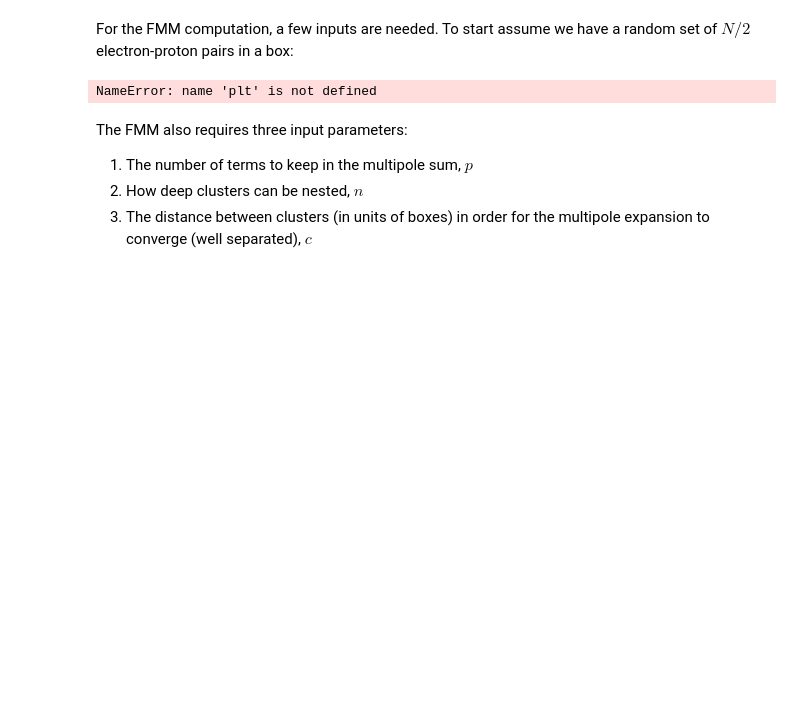
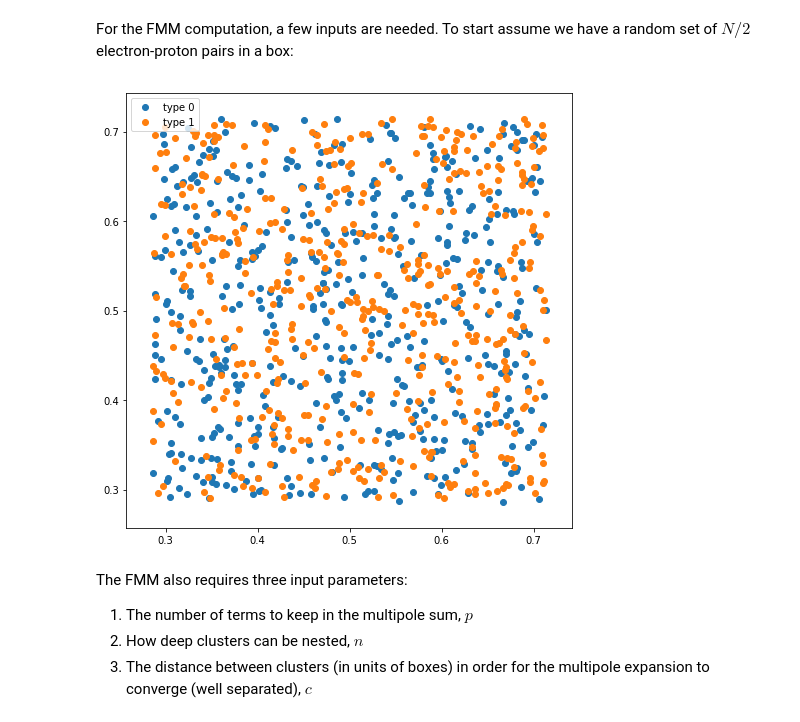
Before and after one commit to a-gilbert/IntroFMM, a Jupyter notebook: Interdisciplinary_FMM.ipynb, the cells around one changed output. Saved outputs shown, nothing was run; the diff lists cells and outputs as text; code cells hidden in the pictures; blank space fills up the shorter version.

```diff
--- a/Interdisciplinary_FMM.ipynb
+++ b/Interdisciplinary_FMM.ipynb
@@ -706,7 +592,10 @@ class Basic_2DFMM_Node(Node):
 For the FMM computation, a few inputs are needed. To start assume we have a random set of $N/2$ electron-proton
 pairs in a box:
 # %%
+#the actual sim box:
 bbox = np.array([[0.0, 0.0], [35, 35]])
+#where we want particles setup
+pbbox = np.array([[10.0, 10.0], [25, 25]])
 dt = 0.1
 
 Ntot = 1000
@@ -720,13 +609,13 @@ types[int(Ntot/2):] = 0
 #generate positions in the box
 rs = np.random.rand(Ntot, 2)
 for i in range(2):
-    rs[:, i] = (bbox[1, i] - bbox[0, i])*rs[:, i] + bbox[0, i]
+    rs[:, i] = (pbbox[1, i] - pbbox[0, i])*rs[:, i] + pbbox[0, i]
 
-#kinetic energies corresponding to 13.5 ev.
+#kinetic energies corresponding to ~13.5 ev.
 vs = np.zeros((Ntot, 2))
 for i in range(2):
     vs[:int(Ntot/2), i] = np.random.randn(int(Ntot/2))*np.sqrt(0.5/masses[0])
     vs[int(Ntot/2):, i] = np.random.randn(int(Ntot/2))*np.sqrt(0.5/masses[1])
 
 
-all_particles = Particles2D.from_vecs(charges, masses, ids, types, rs, vs, dt)
+all_particles = Particles2D.from_vecs(bbox, charges, masses, ids, types, rs, vs, dt)
@@ -735,15 +622,7 @@ call_particles = Particles2D(charges, masses, np.copy(all_particles.parray), dt)
-# %%
-plt.close('all')
-plt.figure(figsize=(8,8))
-
-m1 = all_particles.parray['types'] == 0
-m2 = all_particles.parray['types'] == 1
-plt.scatter(all_particles.parray['xs'][m1], all_particles.parray['ys'][m1], c='C1', label='positives')
-plt.scatter(all_particles.parray['xs'][m2], all_particles.parray['ys'][m2], c='C0', label='negatives')
-plt.legend()
-plt.show()
-# %% [output]
-NameError: name 'plt' is not defined
+# %%
+plotter.particle_plot2d(all_particles.parray, 2)
+# %% [output]
+[figure, added]
 # %% [markdown]
 The FMM also requires three input parameters:
 1. The number of terms to keep in the multipole sum, $p$
```
Also changed, not shown: parts of 27 cells of this notebook, 3 other files.
